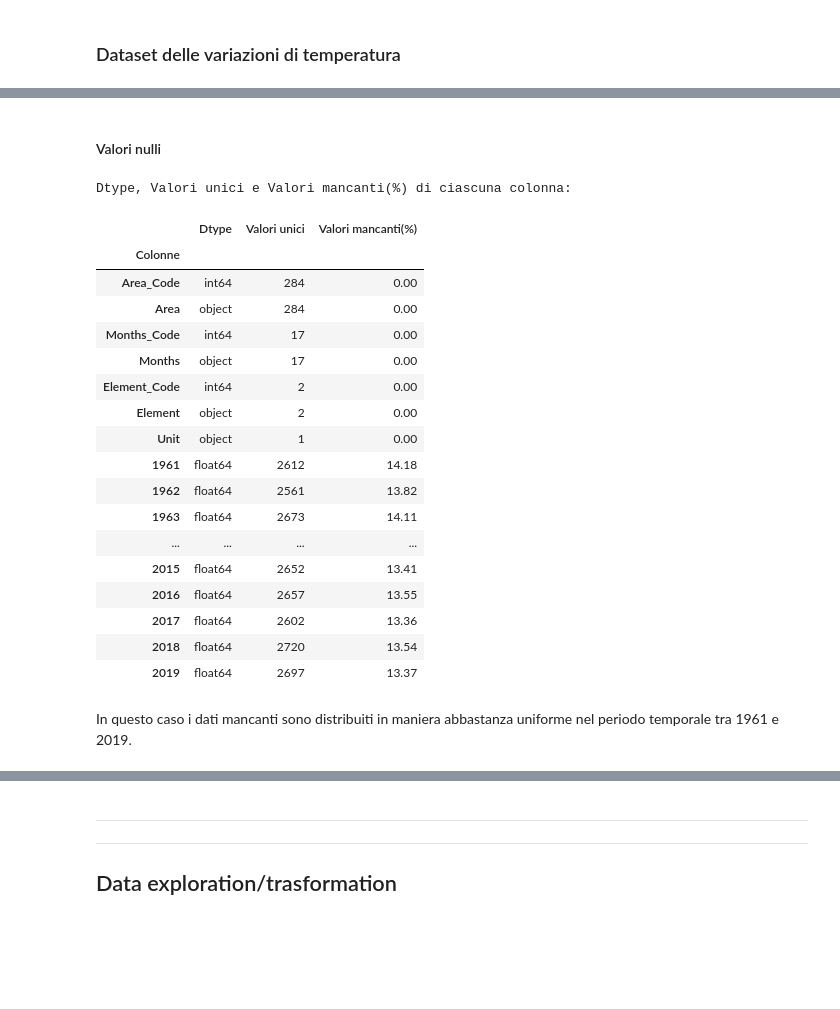
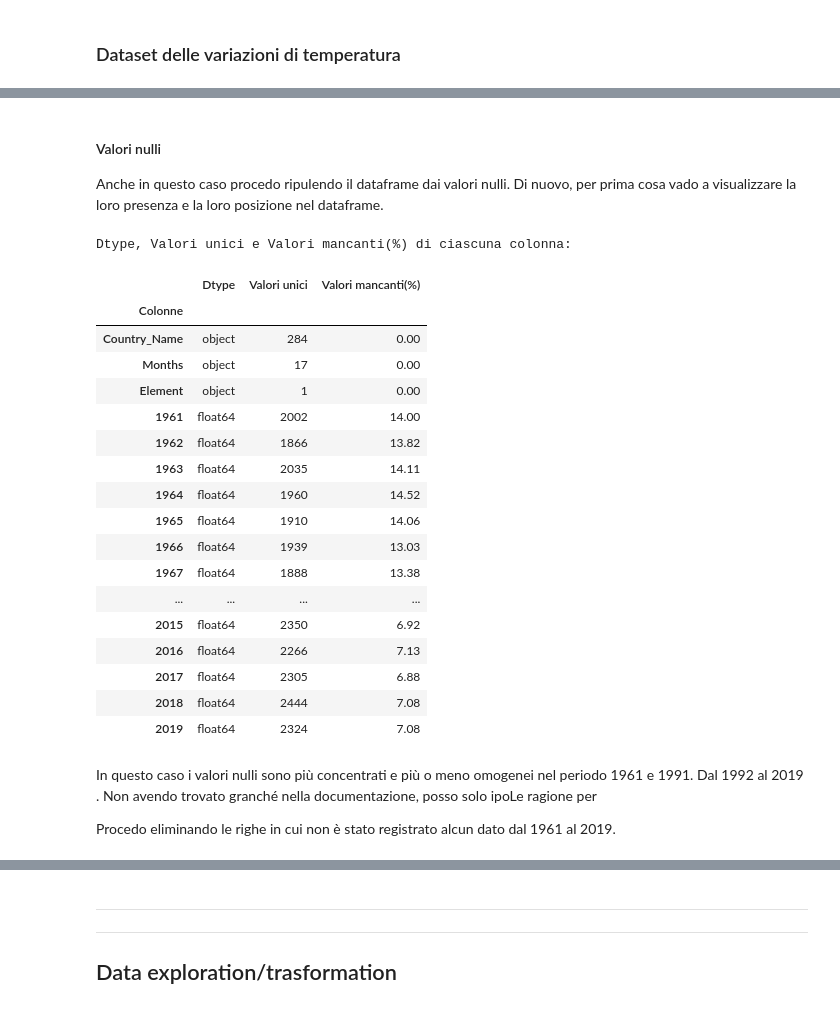
Before and after one commit to TheHextech/start2impact, a Jupyter notebook: Data_Science/Food_Project_DataVisualization_DataManipulation/EmanueleImmesiDataVis.ipynb, the cells around one changed output, grey strips where cells are left out. Cells and saved outputs as stored; diff of their text form; code cells hidden in the pictures; blank space fills up the shorter version.

Commit message:
Big change in Data Cleaning. Added another Dataset with temperatures_v2

```diff
--- a/Data_Science/Food_Project_DataVisualization_DataManipulation/EmanueleImmesiDataVis.ipynb
+++ b/Data_Science/Food_Project_DataVisualization_DataManipulation/EmanueleImmesiDataVis.ipynb
@@ -125,9 +134,7 @@ df_prod.rename(columns={n:n.replace(' ', '_') for n in df_prod.columns if ' ' in
 # %% [markdown]
 Procedo verificando la presenza di valori nulli (*NaN*) nel dataset. Se effettivamente presenti, approfondisco l'analisi per sapere quanti sono e in quali colonne sono maggiormente frequenti. Inoltre, proverò a fare un *imputation*, ovvero a stabilire il motivo della loro presenza.
 # %%
-pd.set_option('display.max_rows', 63)
-
-# La funzione pd.DataFrame.info() è un ottimo strumento, ma in questo si ottiene output un po' confusionario
+# La funzione pd.DataFrame.info() è un ottimo strumento, ma in questo caso si ottiene output confusionario,
 # quindi costruisco una tabella riassuntiva più leggibile sui Dtype, valori unici e valori nulli di tutte le colonne
 print("Dtype, Valori unici e Valori mancanti(%) di ciascuna colonna:")
 
@@ -514,7 +521,4 @@ Anche per questo dataset, vado a vedere per primi i valori nulli.
 # %%
-pd.set_option('display.max_rows', 23)
-
-
 print("Dtype, Valori unici e Valori mancanti(%) di ciascuna colonna:")
 
 emission_df_info = pd.DataFrame({"Dtype": df_emiss.dtypes,
@@ -604,41 +591,49 @@ Colonne del dataframe:
 # %%
+# Elimino le colonne non necessarie
+df_temp.drop(columns=['Area Code', 'Months Code', 'Element Code', 'Unit'], inplace=True)
+
 # Rimuovo la 'Y' dalle labels degli anni
-df_temp.rename(columns={n:n[1:] for n in df_temp.columns if 'Y' in n}, inplace=True)
+df_temp.rename(columns={x:x[1:] for x in df_temp.columns if 'Y' in x}, inplace=True)
 
-# Sostituisco gli spazi nelle features delle colonne per renderle più maneggiabili
-df_temp.rename(columns={n:n.replace(' ', '_') for n in df_temp.columns if ' ' in n}, inplace= True)
+# Cambio i nomi ad alcune labels
+df_temp.rename(columns={'Area': 'Country_Name'}, inplace=True)
-# %% [markdown]
-#### Valori nulli
+# %%
+# Seleziono un subset del dataframe, non essendo interessato ai valori di deviazione standard
+df_temp = df_temp.loc[df_temp.Element == 'Temperature change']
+# %% [markdown]
+#### Valori nulli
+
+Anche in questo caso procedo ripulendo il dataframe dai valori nulli. Di nuovo, per prima cosa vado a visualizzare la loro presenza e la loro posizione nel dataframe.
 # %%
-pd.set_option('display.max_rows', 66)
-
 print("Dtype, Valori unici e Valori mancanti(%) di ciascuna colonna:")
 
 df_temp_info= pd.DataFrame({"Dtype": df_temp.dtypes,
                             "Valori unici": df_temp.nunique(),
                             "Valori mancanti(%)": round(df_temp.isnull().sum()/df_temp.shape[0]*100, 2)
                             }).rename_axis('Colonne', axis='rows')
 
 df_temp_info
 # %% [output]
 Dtype, Valori unici e Valori mancanti(%) di ciascuna colonna:
 |  | Dtype | Valori unici | Valori mancanti(%) |
 | Colonne |  |  |  |
-| Area_Code | int64 | 284 | 0.00 |
-| Area | object | 284 | 0.00 |
-| Months_Code | int64 | 17 | 0.00 |
+| Country_Name | object | 284 | 0.00 |
 | Months | object | 17 | 0.00 |
-| Element_Code | int64 | 2 | 0.00 |
-| Element | object | 2 | 0.00 |
-| Unit | object | 1 | 0.00 |
-| 1961 | float64 | 2612 | 14.18 |
-| 1962 | float64 | 2561 | 13.82 |
-| 1963 | float64 | 2673 | 14.11 |
+| Element | object | 1 | 0.00 |
+| 1961 | float64 | 2002 | 14.00 |
+| 1962 | float64 | 1866 | 13.82 |
+| 1963 | float64 | 2035 | 14.11 |
+| 1964 | float64 | 1960 | 14.52 |
+| 1965 | float64 | 1910 | 14.06 |
+| 1966 | float64 | 1939 | 13.03 |
+| 1967 | float64 | 1888 | 13.38 |
 | ... | ... | ... | ... |
-| 2015 | float64 | 2652 | 13.41 |
-| 2016 | float64 | 2657 | 13.55 |
-| 2017 | float64 | 2602 | 13.36 |
-| 2018 | float64 | 2720 | 13.54 |
-| 2019 | float64 | 2697 | 13.37 |
+| 2015 | float64 | 2350 | 6.92 |
+| 2016 | float64 | 2266 | 7.13 |
+| 2017 | float64 | 2305 | 6.88 |
+| 2018 | float64 | 2444 | 7.08 |
+| 2019 | float64 | 2324 | 7.08 |
-# %% [markdown]
-In questo caso i dati mancanti sono distribuiti in maniera abbastanza uniforme nel periodo temporale tra 1961 e 2019.
+# %% [markdown]
+In questo caso i valori nulli sono più concentrati e più o meno omogenei nel periodo 1961 e 1991. Dal 1992 al 2019 . Non avendo trovato granché nella documentazione, posso solo ipoLe ragione per
+
+Procedo eliminando le righe in cui non è stato registrato alcun dato dal 1961 al 2019.
```
Also changed, not shown: parts of 34 cells of this notebook.
